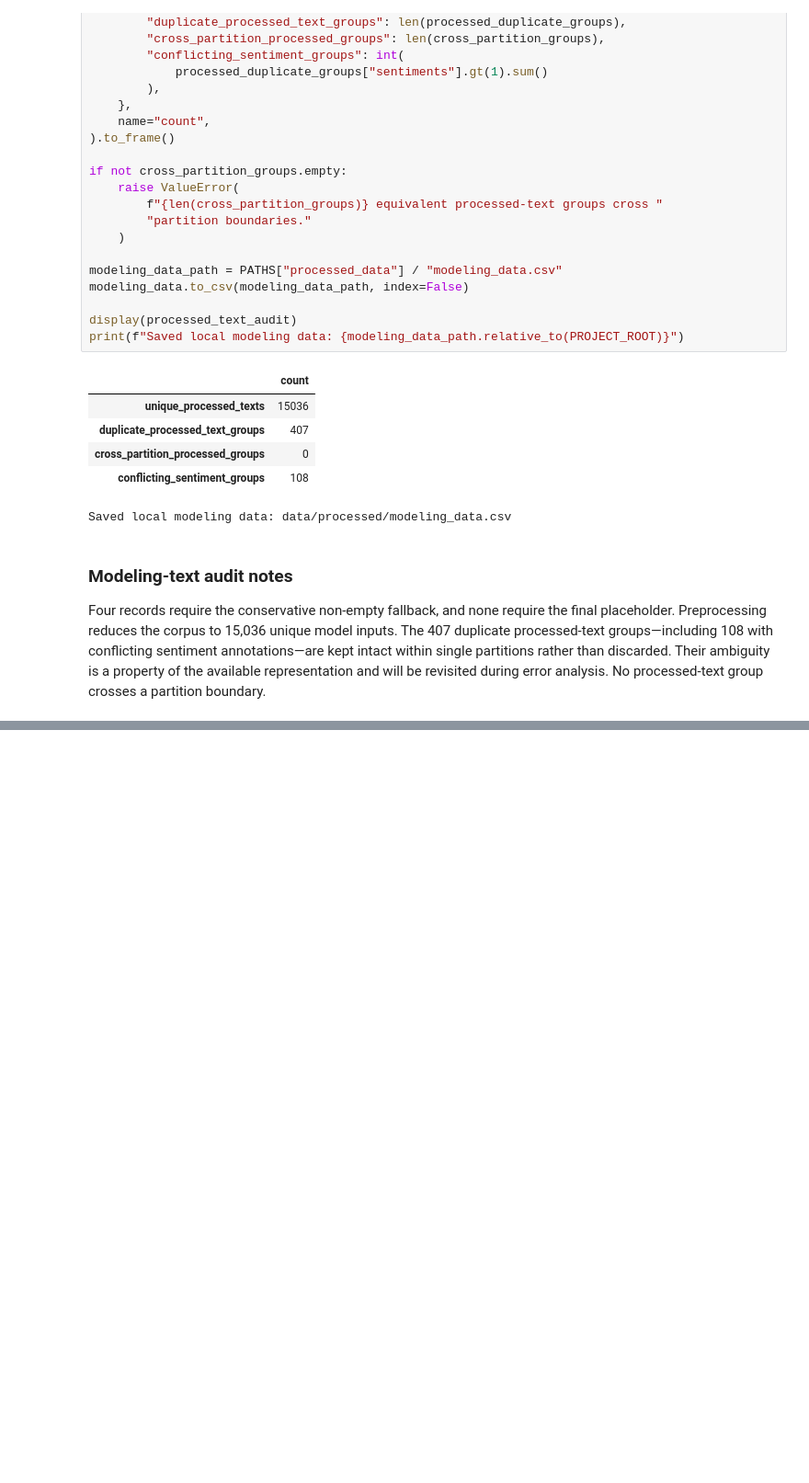
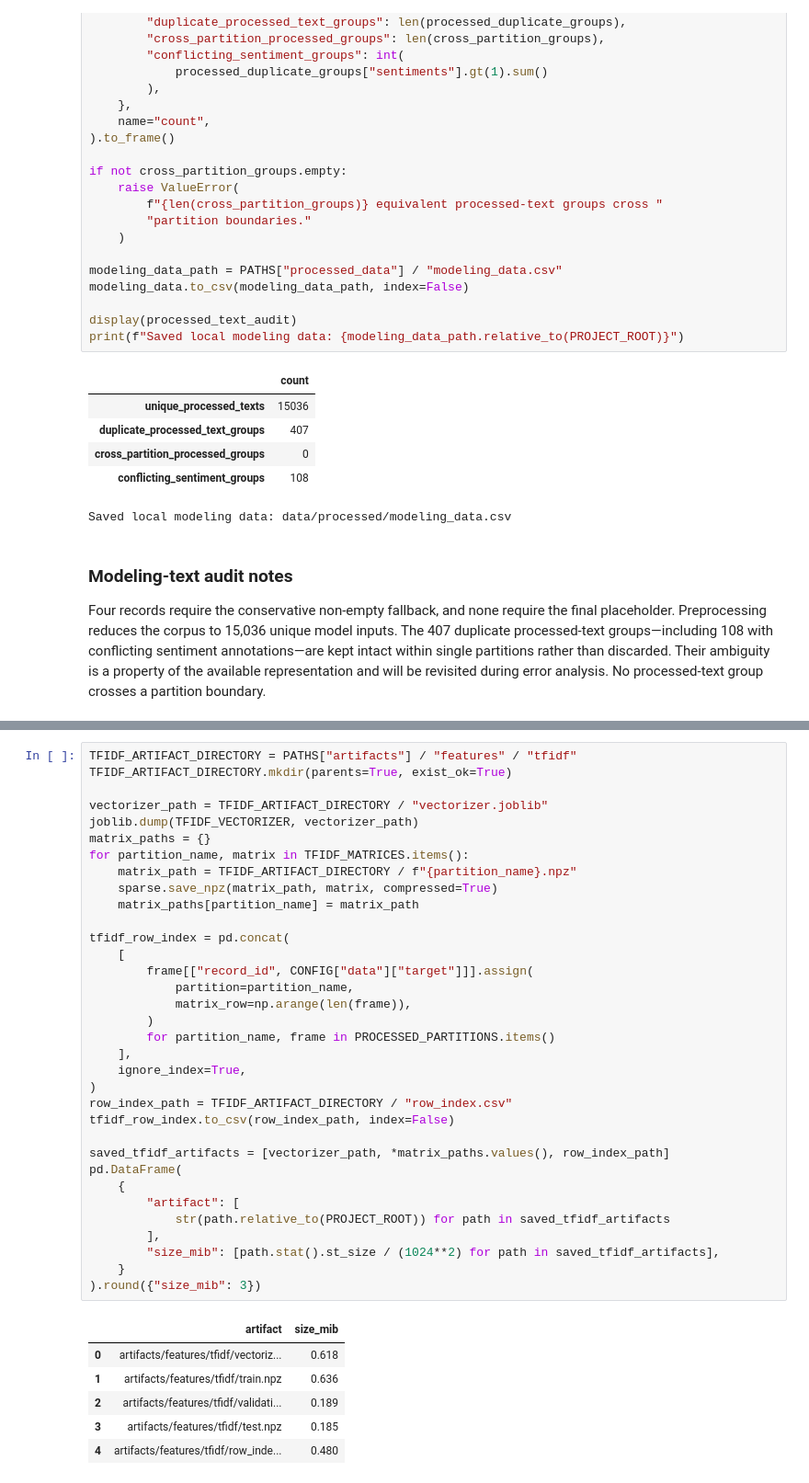
Before and after one commit to iAboud98/arabic-sentiment-analysis, a Jupyter notebook: notebooks/arabic_sentiment_analysis.ipynb, the cells around one changed output, grey strips where cells are left out. Shown at 92% size. Drawn from its saved outputs; the diff is of its cells as text; blank space fills up the shorter version.

```diff
--- a/notebooks/arabic_sentiment_analysis.ipynb
+++ b/notebooks/arabic_sentiment_analysis.ipynb
@@ -1162,0 +1287,41 @@ Four records require the conservative non-empty fallback, and none require the f
+# %%
+TFIDF_ARTIFACT_DIRECTORY = PATHS["artifacts"] / "features" / "tfidf"
+TFIDF_ARTIFACT_DIRECTORY.mkdir(parents=True, exist_ok=True)
+
+vectorizer_path = TFIDF_ARTIFACT_DIRECTORY / "vectorizer.joblib"
+joblib.dump(TFIDF_VECTORIZER, vectorizer_path)
+matrix_paths = {}
+for partition_name, matrix in TFIDF_MATRICES.items():
+    matrix_path = TFIDF_ARTIFACT_DIRECTORY / f"{partition_name}.npz"
+    sparse.save_npz(matrix_path, matrix, compressed=True)
+    matrix_paths[partition_name] = matrix_path
+
+tfidf_row_index = pd.concat(
+    [
+        frame[["record_id", CONFIG["data"]["target"]]].assign(
+            partition=partition_name,
+            matrix_row=np.arange(len(frame)),
+        )
+        for partition_name, frame in PROCESSED_PARTITIONS.items()
+    ],
+    ignore_index=True,
+)
+row_index_path = TFIDF_ARTIFACT_DIRECTORY / "row_index.csv"
+tfidf_row_index.to_csv(row_index_path, index=False)
+
+saved_tfidf_artifacts = [vectorizer_path, *matrix_paths.values(), row_index_path]
+pd.DataFrame(
+    {
+        "artifact": [
+            str(path.relative_to(PROJECT_ROOT)) for path in saved_tfidf_artifacts
+        ],
+        "size_mib": [path.stat().st_size / (1024**2) for path in saved_tfidf_artifacts],
+    }
+).round({"size_mib": 3})
+# %% [output]
+|  | artifact | size_mib |
+| 0 | artifacts/features/tfidf/vectoriz... | 0.618 |
+| 1 | artifacts/features/tfidf/train.npz | 0.636 |
+| 2 | artifacts/features/tfidf/validati... | 0.189 |
+| 3 | artifacts/features/tfidf/test.npz | 0.185 |
+| 4 | artifacts/features/tfidf/row_inde... | 0.480 |
```
Also changed, not shown: parts of 5 cells of this notebook, 1 other file.
